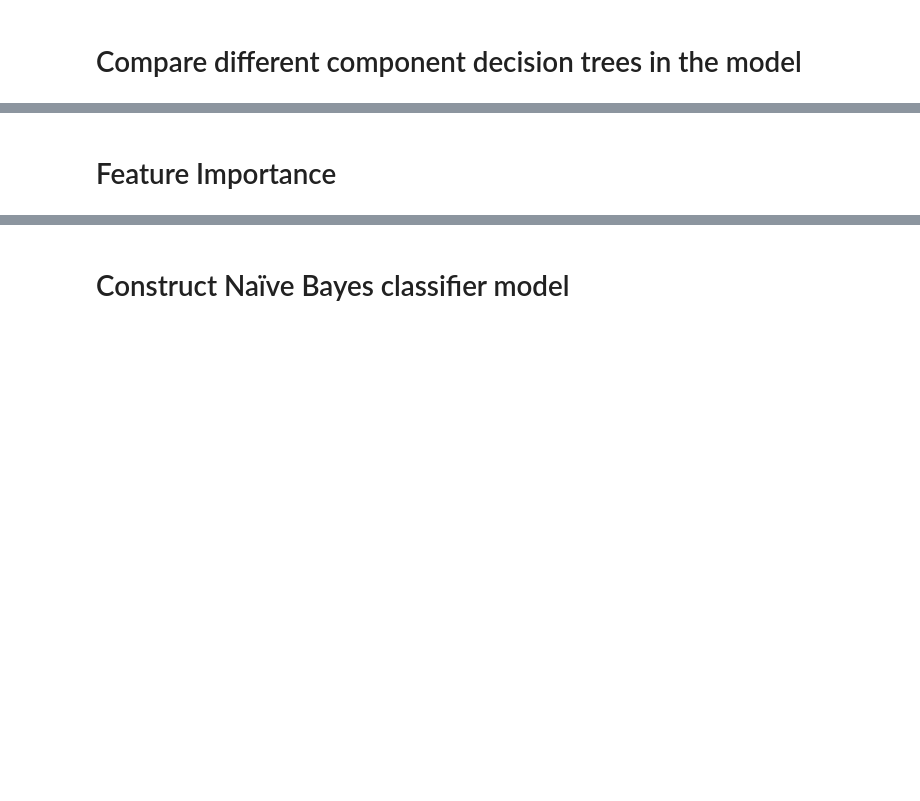
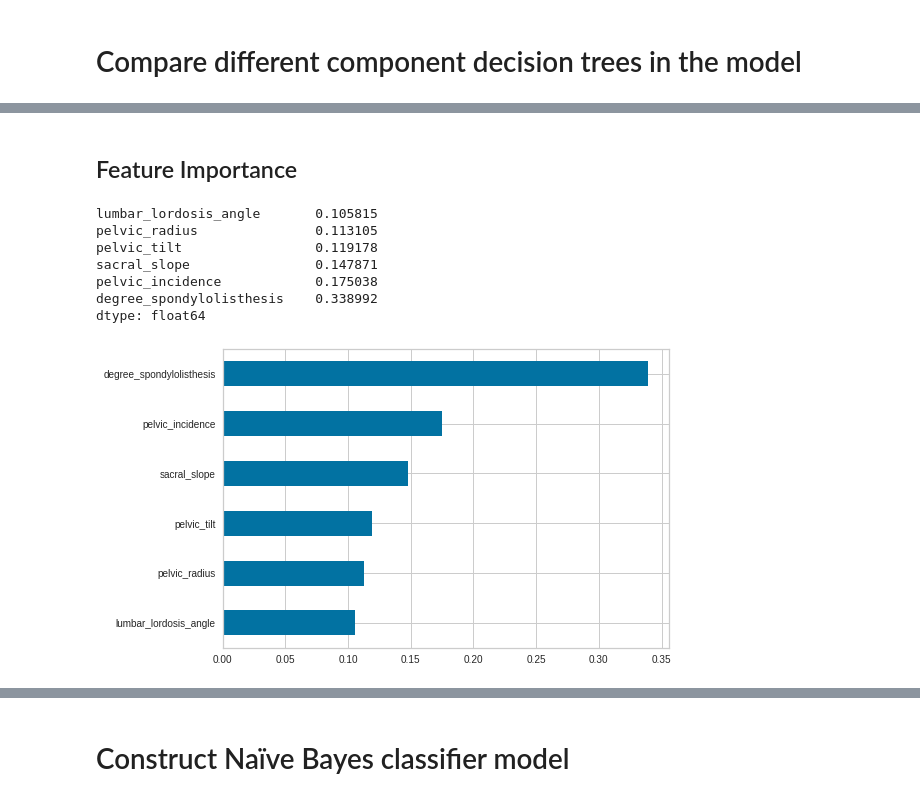
Before and after one commit to cityu-assignment/CS3481-assignment2, a Jupyter notebook: cs3481_asm.ipynb, the cells around one changed output, grey strips where cells are left out. Drawn from its saved outputs; the diff is of its cells as text; code cells hidden in the pictures; blank space fills up the shorter version.

```diff
--- a/cs3481_asm.ipynb
+++ b/cs3481_asm.ipynb
@@ -72,6 +100,8 @@ df['class']
 308    'Normal'
 309    'Normal'
 Name: class, Length: 310, dtype: object
+# %%
+columns = df.iloc[:,:6].columns
 # %% [markdown]
 The code selects the first 6 columns of the DataFrame as the feature matrix X.
 # %%
@@ -155,6 +206,11 @@ def plotTreeTrainTest(iterator, train_errors, test_errors):
   plt.xlabel('Maximum Depth')
   plt.legend()
   plt.show()
+# %%
+def plotFeatureImportance(clf):
+  feat_importances = pd.Series(clf.feature_importances_, index = columns).sort_values(ascending = True)
+  print(feat_importances)
+  feat_importances.plot(kind = 'barh')
 # %%
 def plotConfusionMatrix(predTree):
   cm = confusion_matrix(y_testset, predTree)
@@ -270,2 +357,13 @@ model_list.append(componentTree)
 # %% [markdown]
-# Feature Importance
+## Feature Importance
+# %%
+plotFeatureImportance(clf)
+# %% [output]
+lumbar_lordosis_angle       0.105815
+pelvic_radius               0.113105
+pelvic_tilt                 0.119178
+sacral_slope                0.147871
+pelvic_incidence            0.175038
+degree_spondylolisthesis    0.338992
+dtype: float64
+[figure, added]
```
Also changed, not shown: parts of 19 cells of this notebook.
